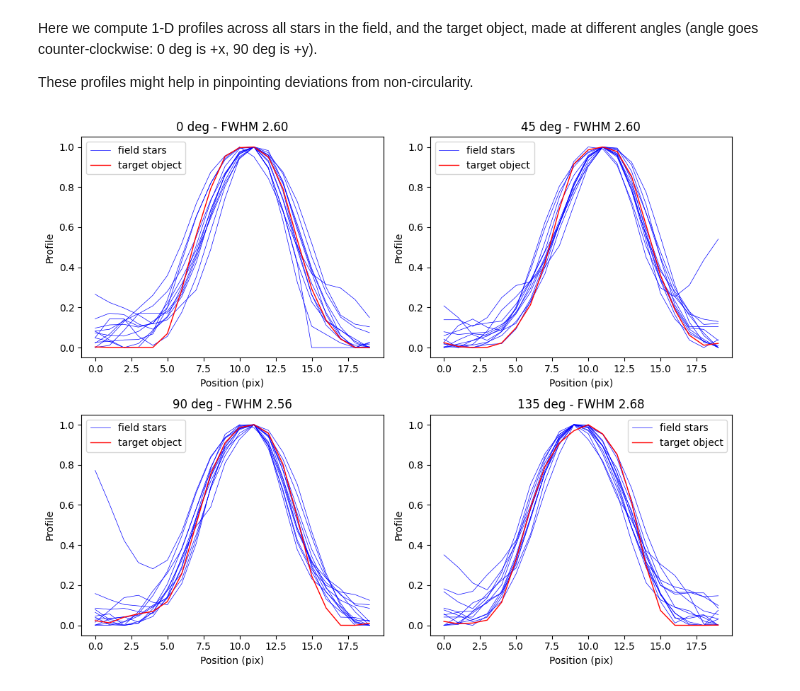
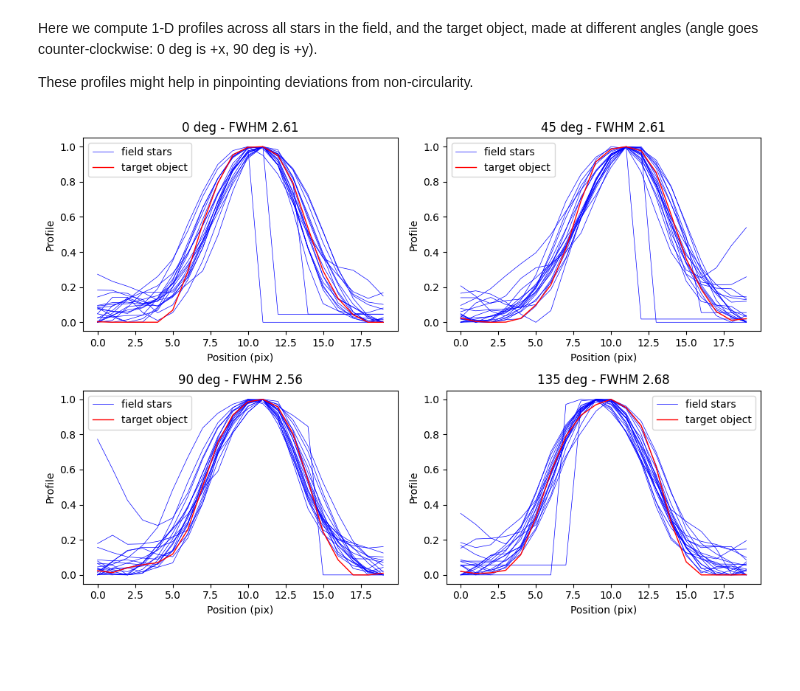
Before and after one commit to cuernodegazpacho/plateanalysis, a Jupyter notebook: footprints/event_analysis.ipynb, the cells around one changed output. Cells and saved outputs as stored; diff of their text form; code cells hidden in the pictures; blank space fills up the shorter version.

```diff
--- a/footprints/event_analysis.ipynb
+++ b/footprints/event_analysis.ipynb
@@ -104,7 +59,7 @@ def _make_profile(table, source_id, cutout, wcs_original, size, angle):
 
     1-D numpy array with profile values
     '''
-    x0, y0 = _get_pixel_coords(table, source_id, cutout, wcs_original)
+    x0, y0 = get_pixel_coords(table, source_id, cutout, wcs_original)
 
     # use rectangle to get coordinates
     angle_radians = math.radians(angle)
@@ -199,6 +115,6 @@ def plot_profiles(ax, table, source_id, cutout, wcs_original, size, angle, title
             str_two_decimals = f"{fwhm:.2f}"
             title = title + " - FWHM " + str_two_decimals
 
-        label_flag = _plot_profile(ax, profile, positions, sid, source_id, label_flag, title)
+        label_flag = plot_profile(ax, profile, positions, sid, source_id, label_flag, title)
 
     plt.tight_layout()
@@ -307,7 +199,7 @@ Finally, filter out bad table entries using same criteria adopted in *find_misma
 # %%
 # full side of square cutout
 
-size = 3./60. * u.deg    # arcmin
+size = 4./60. * u.deg    # arcmin
 # %%
 # starting point is the row with source_id_1. We need the celestial coordinates.
 mask = table_object['source_id'] == source_id_1
@@ -393,7 +305,8 @@ edge_radii = np.arange(15)
 # the profile ploting functions neeed all profiles packed in a single table. They
 # disentangle them based on source ID.
 
-table_all = vstack([table_matched_neighborhood, table_object])
+table_all_neighborhood = vstack([table_matched_neighborhood, table_object])
+table_all_annular_bin  = vstack([table_annular_bin, table_object])
 # %%
 fig = plt.figure(figsize=(5, 5))
 
@@ -411,28 +332,28 @@ Here we compute 1-D profiles across all stars in the field, and the target objec
 
 These profiles might help in pinpointing deviations from non-circularity.
 # %%
-fig = plt.figure(figsize=(10, 8))
+fig = plt.figure(figsize=(10, 7))
 
 ax1 = fig.add_subplot(221)
 ax2 = fig.add_subplot(222)
 ax3 = fig.add_subplot(223)
 ax4 = fig.add_subplot(224)
 
 lenght = 10
 angle = 0
 title_suffix = str(angle) + ' deg'
-plot_profiles(ax1, table_all, source_id_1, cutout_1, wcs_1, lenght,  angle,  title_suffix)
+plot_profiles(ax1, table_all_neighborhood, source_id_1, cutout_1, wcs_1, lenght,  angle,  title_suffix)
 
 angle = 45
 title_suffix = str(angle) + ' deg'
-plot_profiles(ax2, table_all, source_id_1, cutout_1, wcs_1, lenght, angle, title_suffix)
+plot_profiles(ax2, table_all_neighborhood, source_id_1, cutout_1, wcs_1, lenght, angle, title_suffix)
 
 angle = 90
 title_suffix = str(angle) + ' deg'
-plot_profiles(ax3, table_all, source_id_1, cutout_1, wcs_1, lenght, angle, title_suffix)
+plot_profiles(ax3, table_all_neighborhood, source_id_1, cutout_1, wcs_1, lenght, angle, title_suffix)
 
 angle = 135
 title_suffix = str(angle) + ' deg'
-plot_profiles(ax4, table_all, source_id_1, cutout_1, wcs_1, lenght, angle, title_suffix)
+plot_profiles(ax4, table_all_neighborhood, source_id_1, cutout_1, wcs_1, lenght, angle, title_suffix)
 # %% [output]
-[figure, old version]
+[figure, new version]
```
Also changed, not shown: parts of 24 cells of this notebook, 11 other files.
